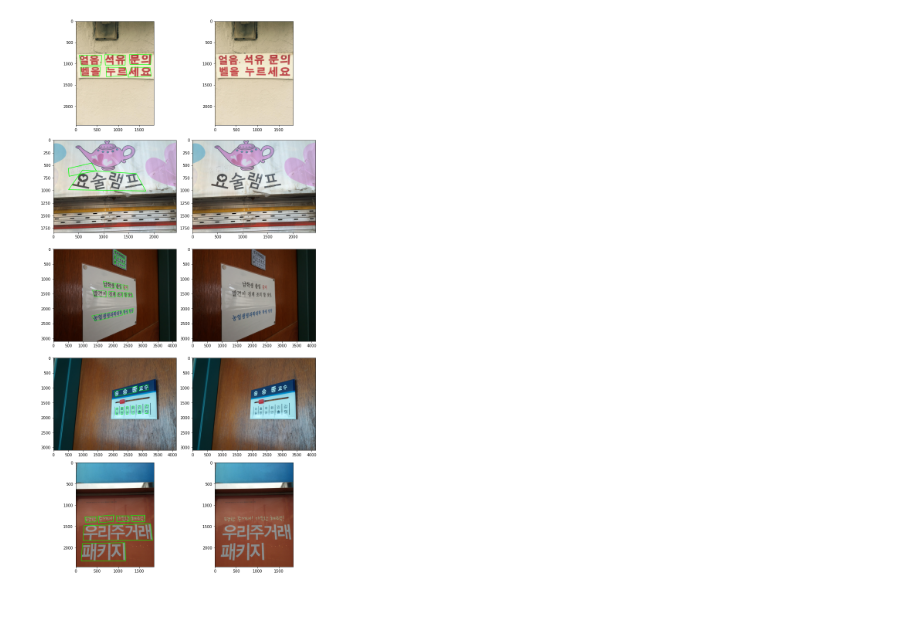
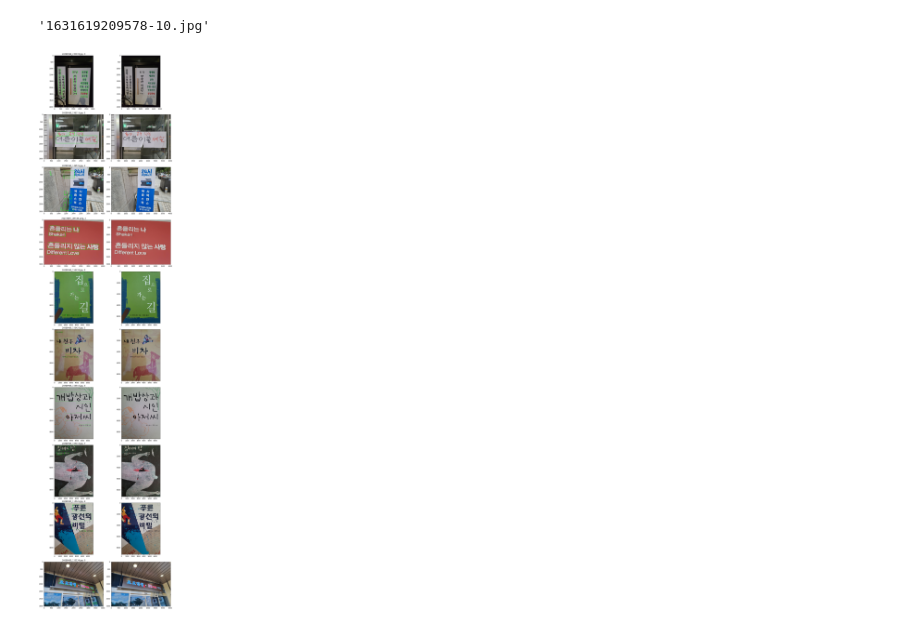
Before and after one commit to boostcampaitech2/data-annotation-cv-level3-cv-07, a Jupyter notebook: utils/visualize_box.ipynb, the cells around one changed output. Cells and saved outputs as stored; diff of their text form; code cells hidden in the pictures.

```diff
--- a/utils/visualize_box.ipynb
+++ b/utils/visualize_box.ipynb
@@ -17,8 +19,10 @@ with open(path, "r", encoding="utf8") as handle:
     ann = json.load(handle)
 # %%
 # json 파일을 list 이름들을 불러옵니다. 그리고 뒤죽박죽인 이름들을 정렬해줍니다.
-lann = list(ann['images'])
-sort_lann = sorted(lann)
+sort_lann = list(ann['images'])
+sort_lann[1]
+# %% [output]
+'1631619209578-10.jpg'
 # %%
 # 리스트에 이미지별로 points, 전사, orientation 담기
 lpoints = []
@@ -28,7 +32,7 @@ for i in range(len(sort_lann)):
     temp_lp = []
     temp_lt = []
     temp_lhv = []
-    for j in range(len(ann['images'][sort_lann[i]]['words'])):
+    for j in ann['images'][sort_lann[i]]['words']:
         temp_lp.append(ann['images'][sort_lann[i]]['words'][str(j)]['points'])
         temp_lt.append(ann['images'][sort_lann[i]]['words'][str(j)]['transcription'])
         temp_lhv.append(ann['images'][sort_lann[i]]['words'][str(j)]['orientation'])
@@ -37,12 +41,14 @@ for i in range(len(sort_lann)):
     ltranscript.append(temp_lt)
     lhv.append(temp_lhv)
 # %%
-img_path = '/opt/ml/input/data/ICDAR17_Korean/images/'
+# img_path = '/opt/ml/input/data/ICDAR17_Korean/images/'
+
+img_path = dpath+'/images/'
 # %%
 # num : 뽑을 이미지 갯수, start : 시작할 위치
 def visual_img(num, start):
-    fig, ax = plt.subplots(nrows=num, ncols=2, figsize=(10, 4*num), constrained_layout=True)
-    for i in range(num):
+    fig, ax = plt.subplots(nrows=num, ncols=2, figsize=(12, 5*num), constrained_layout=True)
+    for i in tqdm(range(num)):
         img = cv2.imread(img_path+sort_lann[i+start])
         oimg = cv2.imread(img_path+sort_lann[i+start])
         img = cv2.cvtColor(img,cv2.COLOR_BGR2RGB)
@@ -52,10 +58,11 @@ def visual_img(num, start):
             img = cv2.polylines(img,np.array([lpoints[i+start][j]],dtype=np.int32),True,(0,255,0),10)
 
         ax[i][0].imshow(img)
+        ax[i][0].set_title(f'{sort_lann[i+start]}, {i}')
         ax[i][1].imshow(oimg)
 
     plt.show()
 # %%
-visual_img(5, 0)
+visual_img(10, 920)
 # %% [output]
-[figure, old version]
+[figure, new version]
```
Also changed, not shown: parts of 2 cells of this notebook.
